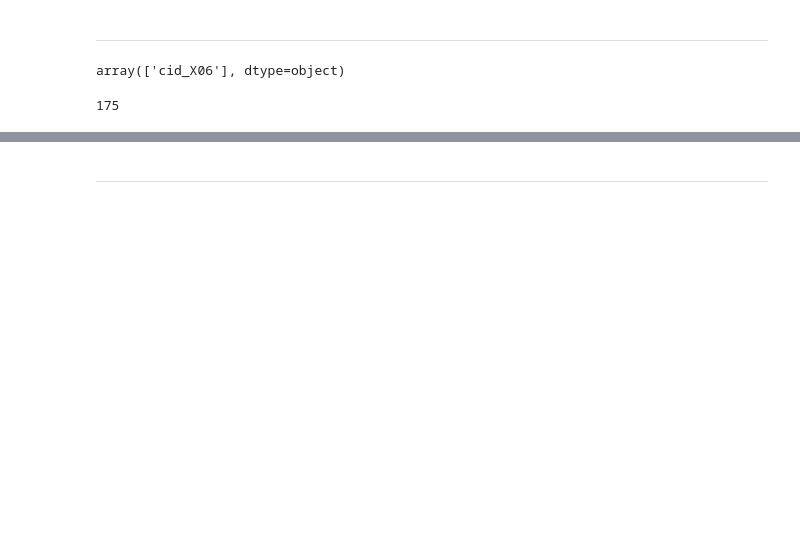
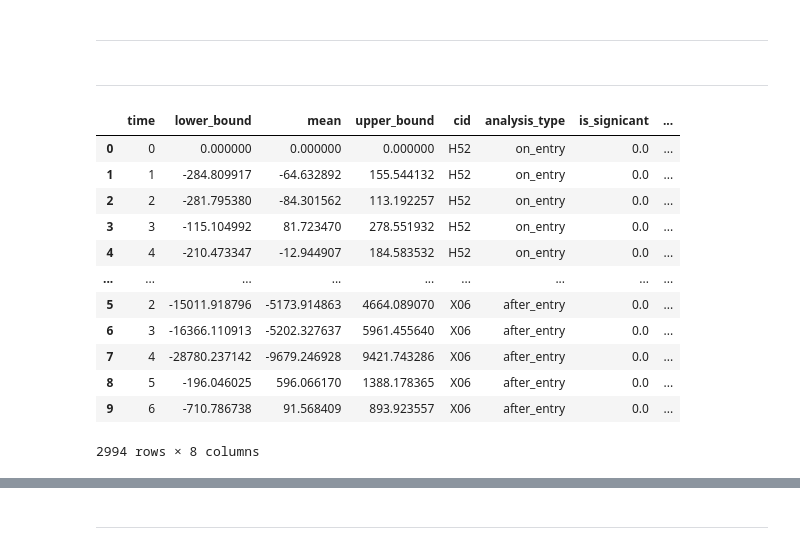
Before and after one commit to luizhsuperti/alice-coding, a Jupyter notebook: cc_cid_calculator/notebooks/main.ipynb, the cells around one changed output, grey strips where cells are left out. Saved outputs shown, nothing was run; the diff lists cells and outputs as text; code cells hidden in the pictures; blank space fills up the shorter version.

```diff
--- a/cc_cid_calculator/notebooks/main.ipynb
+++ b/cc_cid_calculator/notebooks/main.ipynb
@@ -259,10 +331,4 @@ att_calculus
 # %% [markdown]
 ***
-# %%
-att_df['cid'].unique()
-# %% [output]
-array(['cid_X06'], dtype=object)
-# %%
-results_df[results_df['lower_bound']<0]['cid'].nunique()
-# %% [output]
-175
+# %% [markdown]
+***
@@ -268,0 +357,16 @@ results_df[results_df['lower_bound']<0]['cid'].nunique()
+# %%
+results_df
+# %% [output]
+|  | time | lower_bound | mean | upper_bound | cid | analysis_type | is_signicant | ... |
+| 0 | 0 | 0.000000 | 0.000000 | 0.000000 | H52 | on_entry | 0.0 | ... |
+| 1 | 1 | -284.809917 | -64.632892 | 155.544132 | H52 | on_entry | 0.0 | ... |
+| 2 | 2 | -281.795380 | -84.301562 | 113.192257 | H52 | on_entry | 0.0 | ... |
+| 3 | 3 | -115.104992 | 81.723470 | 278.551932 | H52 | on_entry | 0.0 | ... |
+| 4 | 4 | -210.473347 | -12.944907 | 184.583532 | H52 | on_entry | 0.0 | ... |
+| ... | ... | ... | ... | ... | ... | ... | ... | ... |
+| 5 | 2 | -15011.918796 | -5173.914863 | 4664.089070 | X06 | after_entry | 0.0 | ... |
+| 6 | 3 | -16366.110913 | -5202.327637 | 5961.455640 | X06 | after_entry | 0.0 | ... |
+| 7 | 4 | -28780.237142 | -9679.246928 | 9421.743286 | X06 | after_entry | 0.0 | ... |
+| 8 | 5 | -196.046025 | 596.066170 | 1388.178365 | X06 | after_entry | 0.0 | ... |
+| 9 | 6 | -710.786738 | 91.568409 | 893.923557 | X06 | after_entry | 0.0 | ... |
+2994 rows × 8 columns
```
Also changed, not shown: parts of 7 cells of this notebook, 1 other file.
